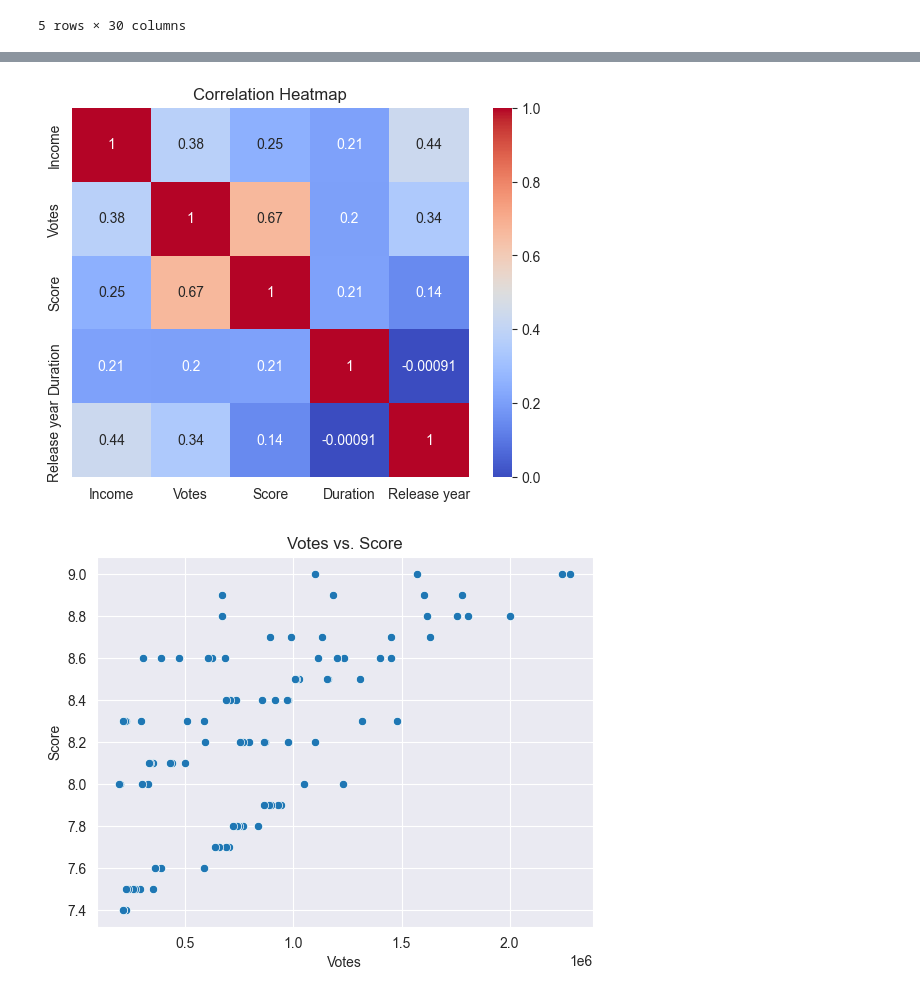
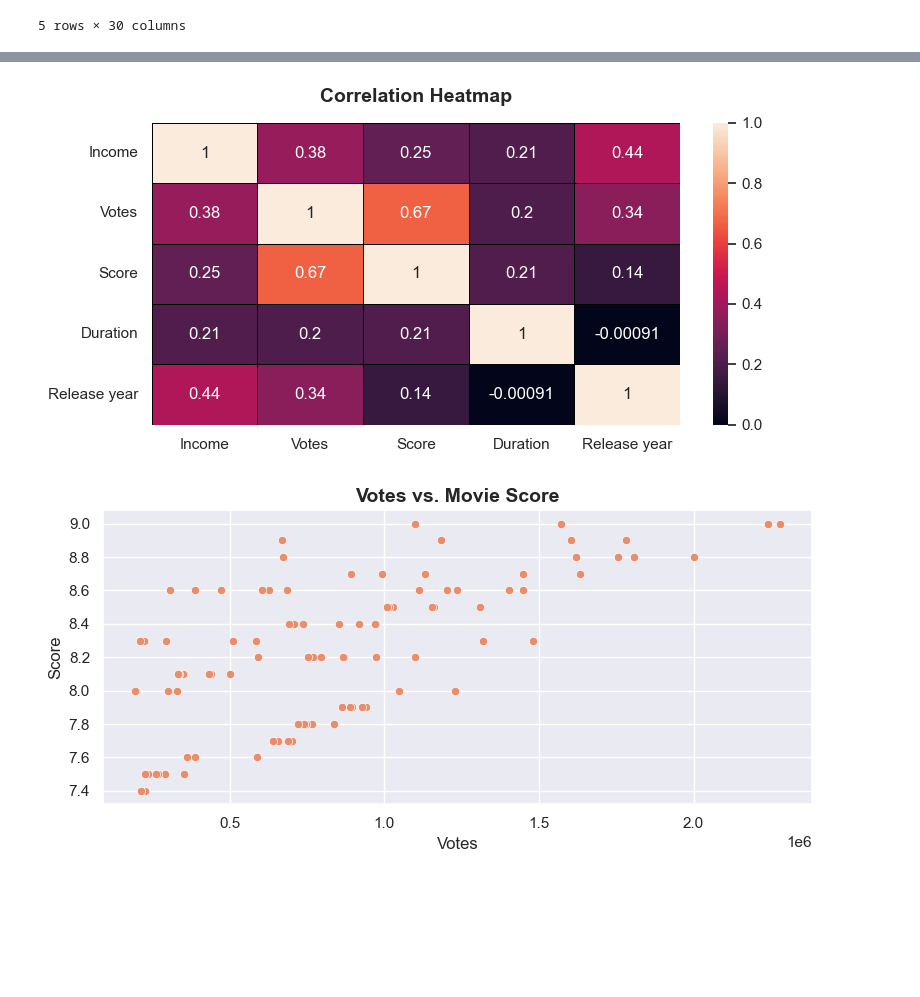
Before and after one commit to magdalena-ivanova-ds/EDA-Projects, a Jupyter notebook: food_sales/movies.ipynb, the cells around one changed output, grey strips where cells are left out. Cells and saved outputs as stored; diff of their text form; code cells hidden in the pictures; blank space fills up the shorter version.

```diff
--- a/food_sales/movies.ipynb
+++ b/food_sales/movies.ipynb
@@ -387,4 +387,9 @@ movies.head()
 | 3 | tt0071562 | The Godfather: Part II | 1975 | 220 | USA | R | Francis Ford Coppola | 408035783 | ... |
 | 4 | tt0110912 | Pulp Fiction | 1994 | 135 | USA | R | Quentin Tarantino | 222831817 | ... |
 5 rows × 30 columns
+# %%
+#Set style, palette and context
+sns.set_style("darkgrid")
+sns.set_palette("flare")
+sns.set_context("notebook")
 # %%
@@ -437,16 +464,26 @@ plt.show()
 # %%
+#Correlation table
 corr = movies[['Income', 'Votes', 'Score', 'Duration', "Release year"]].corr()
-sns.heatmap(corr, annot=True, cmap='coolwarm')
-plt.title('Correlation Heatmap')
+
+#Create the plot and customize it
+plt.figure(figsize=(8,4), dpi=100)
+sns.heatmap(corr, annot=True, linewidths=0.5,linecolor='black')
+plt.title('Correlation Heatmap',fontsize=14, fontweight="bold", pad=15)
+plt.tight_layout()
+plt.savefig("plots/plot6.png", bbox_inches="tight")
 plt.show()
 # %% [output]
-[figure, old version]
+[figure, new version]
 # %%
+#Create the plot and customize it
+plt.figure(figsize=(8,4), dpi=100)
 sns.scatterplot(x='Votes', y='Score', data=movies)
-plt.title('Votes vs. Score')
-plt.xlabel('Votes')
-plt.ylabel('Score')
+plt.title('Votes vs. Movie Score', fontsize=14, fontweight='bold')
+plt.xlabel('Votes', fontsize=12)
+plt.ylabel('Score', fontsize=12)
+plt.tight_layout()
+plt.savefig("plots/plot7.png", bbox_inches="tight")
 plt.show()
 # %% [output]
-[figure, old version]
+[figure, new version]
 # %%
```
Also changed, not shown: parts of 6 cells of this notebook.
